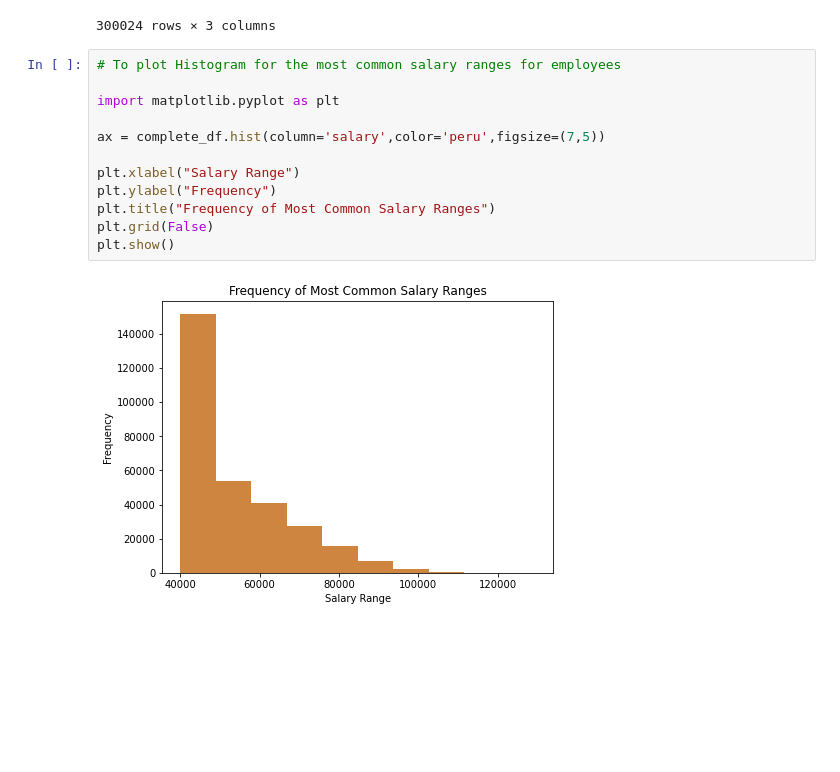
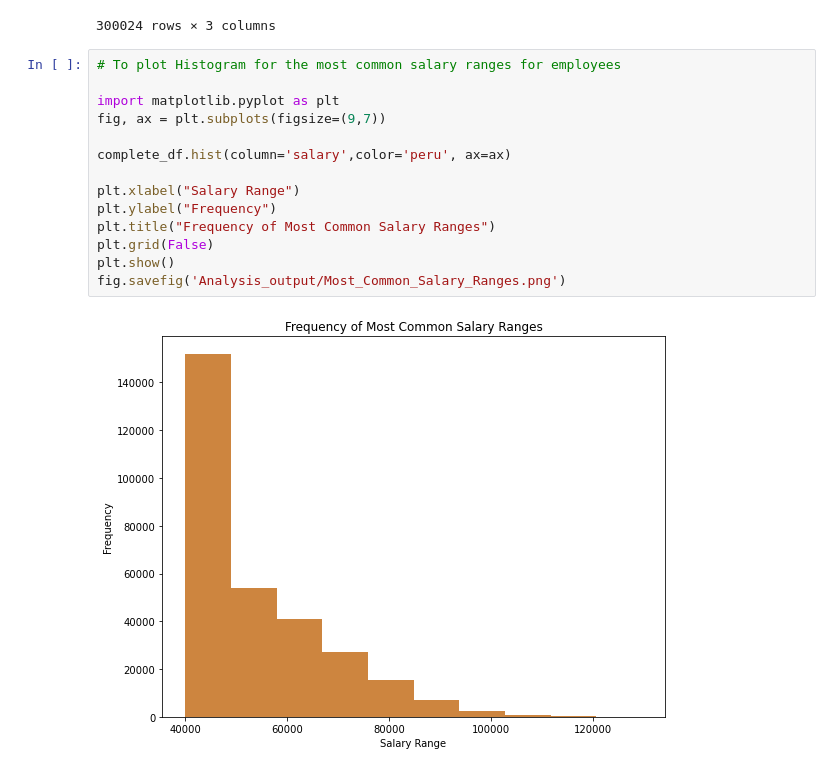
Before and after one commit to pratixashah/Analysis-on-Employee-data, a Jupyter notebook: EmployeeSQL/Employees_Analysis.ipynb, the cells around one changed output. Saved outputs shown, nothing was run; the diff lists cells and outputs as text; blank space fills up the shorter version.

Commit message:
Added figures of Graphs

```diff
--- a/EmployeeSQL/Employees_Analysis.ipynb
+++ b/EmployeeSQL/Employees_Analysis.ipynb
@@ -104,17 +104,19 @@ complete_df
 # %%
 # To plot Histogram for the most common salary ranges for employees
 
 import matplotlib.pyplot as plt
+fig, ax = plt.subplots(figsize=(9,7))
 
-ax = complete_df.hist(column='salary',color='peru',figsize=(7,5))
+complete_df.hist(column='salary',color='peru', ax=ax)
 
 plt.xlabel("Salary Range")
 plt.ylabel("Frequency")
 plt.title("Frequency of Most Common Salary Ranges")
 plt.grid(False)
 plt.show()
+fig.savefig('Analysis_output/Most_Common_Salary_Ranges.png')
 # %% [output]
-[figure, old version]
+[figure, new version]
 # %%
 # To plot Bar chart for average salary by title.
 
```
Also changed, not shown: parts of 1 cell of this notebook, 2 other files.
